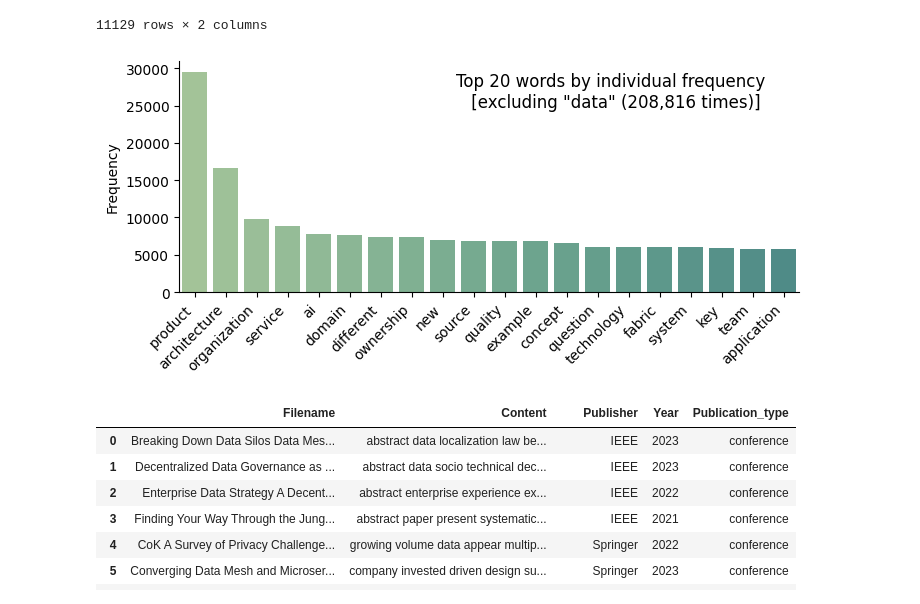
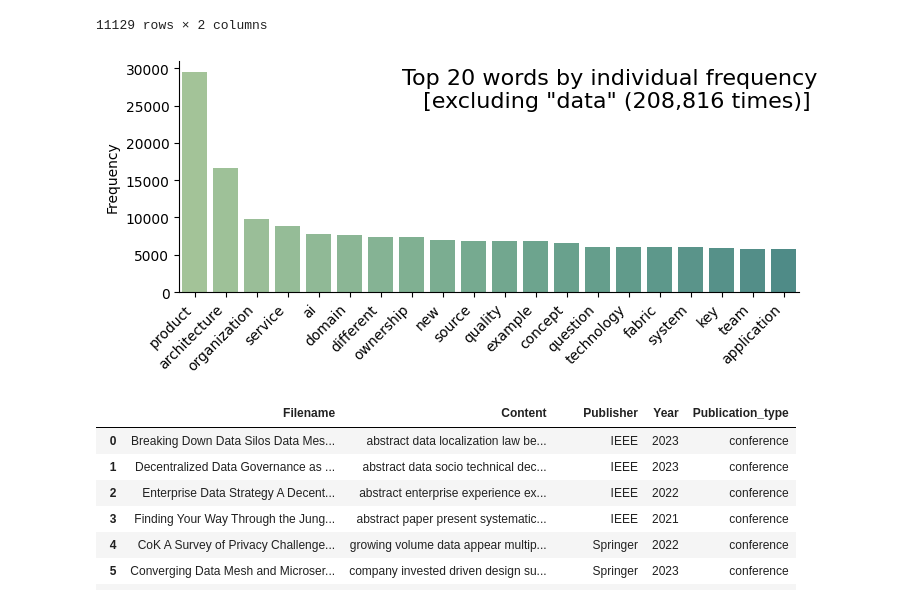
Before and after one commit to clumsyspeedboat/data_mesh_topics_and_sentiment, a Jupyter notebook: 02_Preprocess_data.ipynb, the cells around one changed output. Cells and saved outputs as stored; diff of their text form; code cells hidden in the pictures.

```diff
--- a/02_Preprocess_data.ipynb
+++ b/02_Preprocess_data.ipynb
@@ -183,27 +191,29 @@ word_freq_df = word_freq_df[word_freq_df['Word'] != 'data']
 # %%
 # Plot the top N words by frequency in a bar chart
 plt.figure(figsize=(8, 3))
 
 # Choose a Seaborn color palette (e.g., 'flare')
 original_palette = sns.color_palette('crest', n_colors=50)
 
 # Invert the color palette
 # inverted_palette = sns.color_palette('crest', n_colors=50)[::-1]
 
 plt.gca().spines['top'].set_visible(False)
 plt.gca().spines['right'].set_visible(False)
 
 # Manually add the title as text inside the plot
-plt.text(0.7, 0.8, 'Top 20 words by individual frequency \n [excluding "data" (208,816 times)]', horizontalalignment='center', fontsize=12, transform=plt.gca().transAxes)
+plt.text(0.7, 0.8, 'Top 20 words by individual frequency \n [excluding "data" (208,816 times)]', horizontalalignment='center', fontsize=16, transform=plt.gca().transAxes)
 
 sns.barplot(x='Word', y='Frequency', data=word_freq_df.head(20), palette=original_palette, hue = 'Word')
 # plt.title('Top 20 words by individual frequency \n [excluding "data"(208,816 times)]')
 plt.ylabel('Frequency')
 plt.xlabel('')
 plt.xticks(rotation=45, ha='right')
+
+# plt.savefig('word_occurrence.pdf', format='pdf', bbox_inches='tight')
 plt.show()
 # %% [output]
-[figure, old version]
+[figure, new version]
 # %%
 pdf_data
 # %% [output]
```
Also changed, not shown: parts of 12 cells of this notebook, 4 other files.
